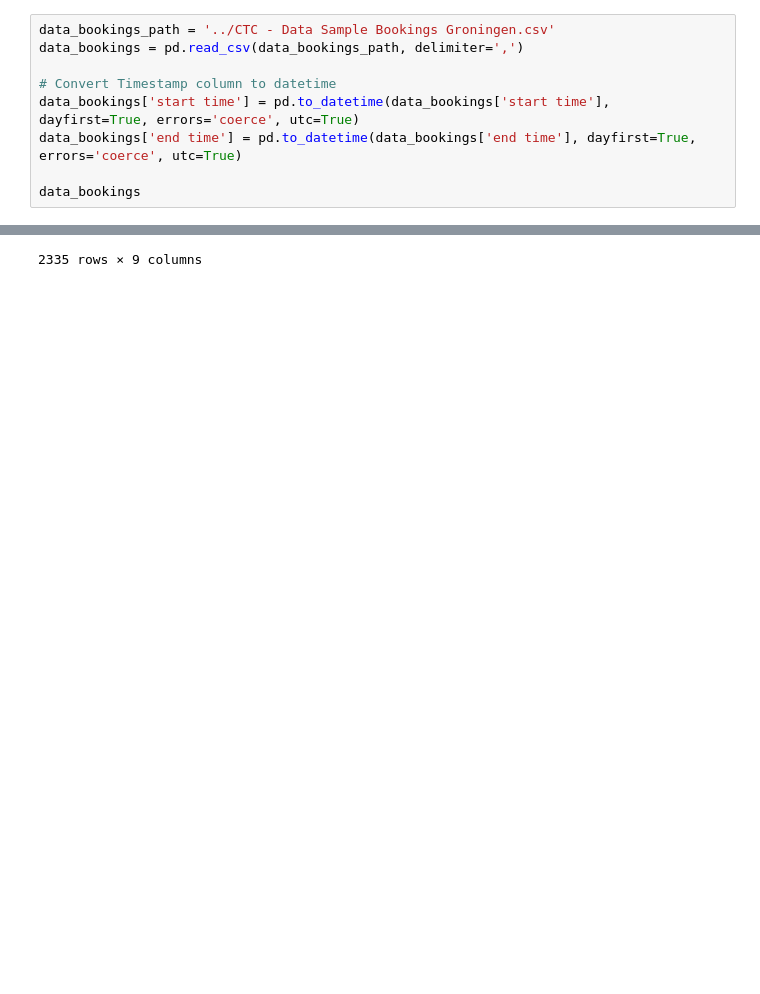
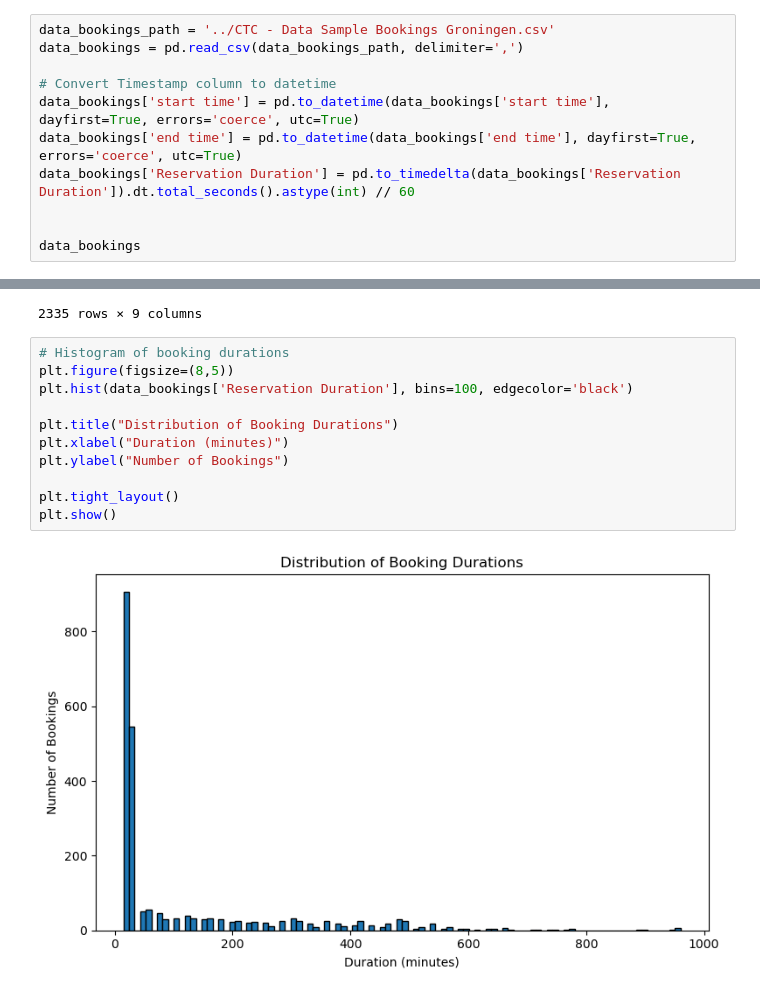
Before and after one commit to chenneman/CTC-advanced-data-science, a Jupyter notebook: Coding The Curbs.ipynb, the cells around one changed output, grey strips where cells are left out. Drawn from its saved outputs; the diff is of its cells as text; blank space fills up the shorter version.

Commit message:
added first histogram

```diff
--- a/Coding The Curbs.ipynb
+++ b/Coding The Curbs.ipynb
@@ -16,6 +32,8 @@ data_bookings = pd.read_csv(data_bookings_path, delimiter=',')
 # Convert Timestamp column to datetime
 data_bookings['start time'] = pd.to_datetime(data_bookings['start time'], dayfirst=True, errors='coerce', utc=True)
 data_bookings['end time'] = pd.to_datetime(data_bookings['end time'], dayfirst=True, errors='coerce', utc=True)
+data_bookings['Reservation Duration'] = pd.to_timedelta(data_bookings['Reservation Duration']).dt.total_seconds().astype(int) // 60
+
 
 data_bookings
 # %% [output]
@@ -32,3 +50,16 @@ data_bookings
 | 2333 | NLGR998ED | tymenjanbronda@planet.nl | SR853V | 2023-11-19 10:00:00+00:00 | 2023-11-19 10:30:00+00:00 | Haddingestraat | Groningen | ... |
 | 2334 | NLGR999G9 | producer@luthersbachensemble.nl | VD956V | 2023-11-20 11:45:00+00:00 | 2023-11-20 12:15:00+00:00 | Haddingestraat | Groningen | ... |
 2335 rows × 9 columns
+# %%
+# Histogram of booking durations
+plt.figure(figsize=(8,5))
+plt.hist(data_bookings['Reservation Duration'], bins=100, edgecolor='black')
+
+plt.title("Distribution of Booking Durations")
+plt.xlabel("Duration (minutes)")
+plt.ylabel("Number of Bookings")
+
+plt.tight_layout()
+plt.show()
+# %% [output]
+[figure, added]
```
Also changed, not shown: parts of 1 cell of this notebook.
